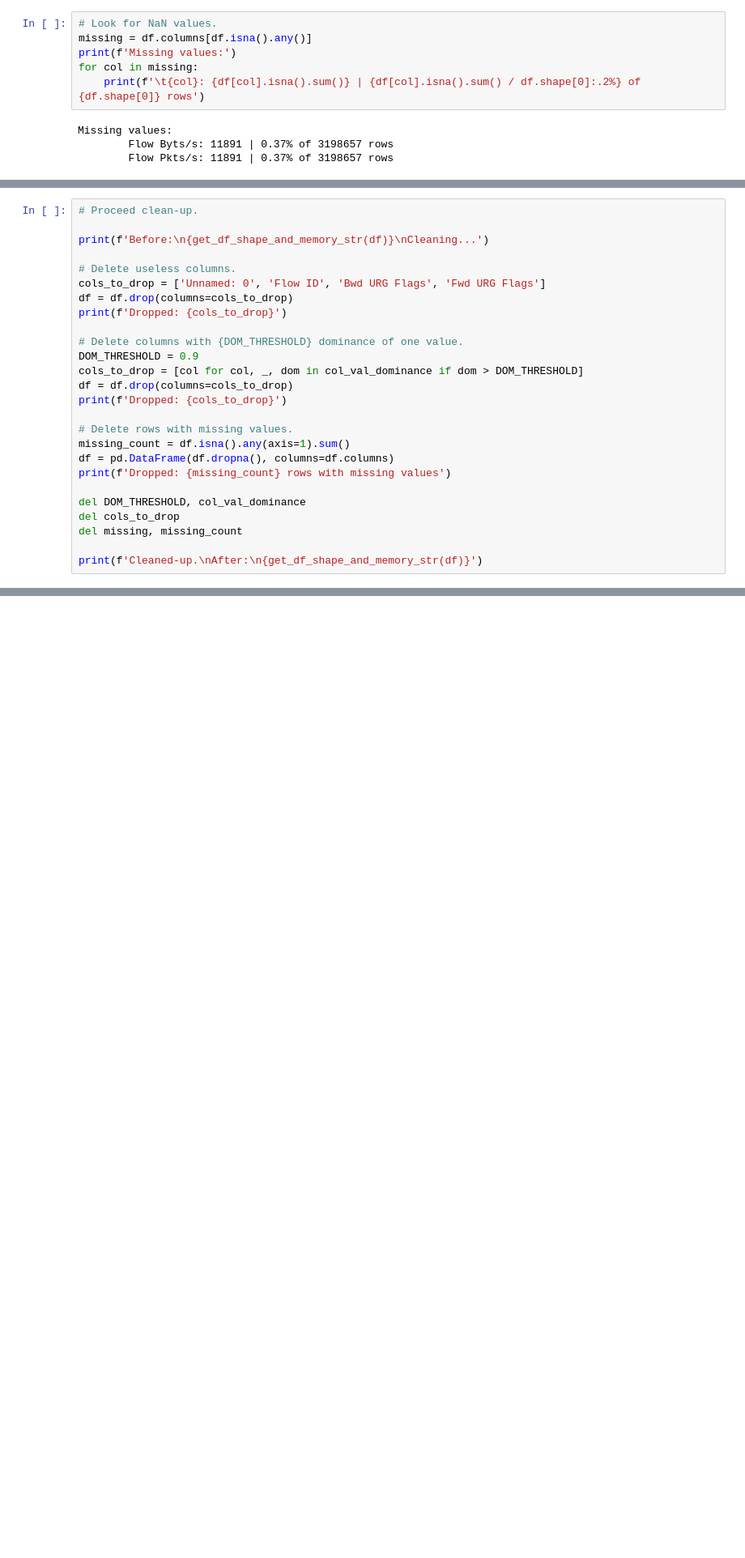
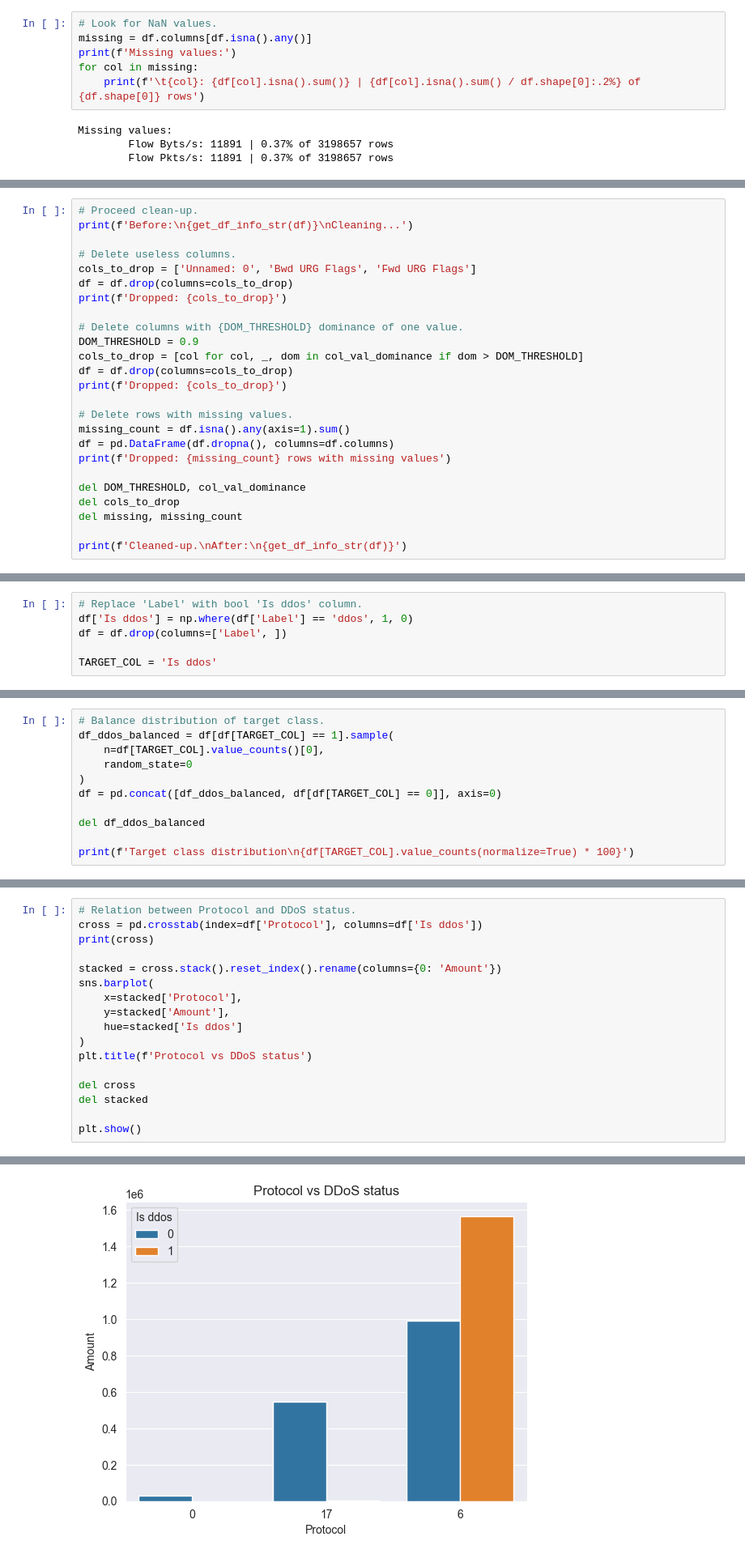
Before and after one commit to gutsy51/leti-course03, a Jupyter notebook: bd/ddos_or_not.ipynb, the cells around one changed output, grey strips where cells are left out. Shown at 81% size. Saved outputs shown, nothing was run; the diff lists cells and outputs as text; blank space fills up the shorter version.

```diff
--- a/bd/ddos_or_not.ipynb
+++ b/bd/ddos_or_not.ipynb
@@ -294,10 +296,9 @@ ACK Flag Cnt: 1         | 51.08% dominance
 # %%
 # Proceed clean-up.
-
-print(f'Before:\n{get_df_shape_and_memory_str(df)}\nCleaning...')
+print(f'Before:\n{get_df_info_str(df)}\nCleaning...')
 
 # Delete useless columns.
-cols_to_drop = ['Unnamed: 0', 'Flow ID', 'Bwd URG Flags', 'Fwd URG Flags']
+cols_to_drop = ['Unnamed: 0', 'Bwd URG Flags', 'Fwd URG Flags']
 df = df.drop(columns=cols_to_drop)
 print(f'Dropped: {cols_to_drop}')
 
@@ -316,7 +317,7 @@ del DOM_THRESHOLD, col_val_dominance
 del cols_to_drop
 del missing, missing_count
 
-print(f'Cleaned-up.\nAfter:\n{get_df_shape_and_memory_str(df)}')
+print(f'Cleaned-up.\nAfter:\n{get_df_info_str(df)}')
 # %% [output]
 Before:
          Shape: (3198657, 85)
@@ -331,0 +345,6 @@ After:
+# %%
+# Replace 'Label' with bool 'Is ddos' column.
+df['Is ddos'] = np.where(df['Label'] == 'ddos', 1, 0)
+df = df.drop(columns=['Label', ])
+
+TARGET_COL = 'Is ddos'
@@ -331,0 +359,11 @@ After:
+# %%
+# Balance distribution of target class.
+df_ddos_balanced = df[df[TARGET_COL] == 1].sample(
+    n=df[TARGET_COL].value_counts()[0],
+    random_state=0
+)
+df = pd.concat([df_ddos_balanced, df[df[TARGET_COL] == 0]], axis=0)
+
+del df_ddos_balanced
+
+print(f'Target class distribution\n{df[TARGET_COL].value_counts(normalize=True) * 100}')
@@ -331,0 +376,18 @@ After:
+# %%
+# Relation between Protocol and DDoS status.
+cross = pd.crosstab(index=df['Protocol'], columns=df['Is ddos'])
+print(cross)
+
+stacked = cross.stack().reset_index().rename(columns={0: 'Amount'})
+sns.barplot(
+    x=stacked['Protocol'],
+    y=stacked['Amount'],
+    hue=stacked['Is ddos']
+)
+plt.title(f'Protocol vs DDoS status')
+
+del cross
+del stacked
+
+plt.show()
+# %% [output]
@@ -331,0 +399 @@ After:
+[figure, added]
```
Also changed, not shown: parts of 31 cells of this notebook.
